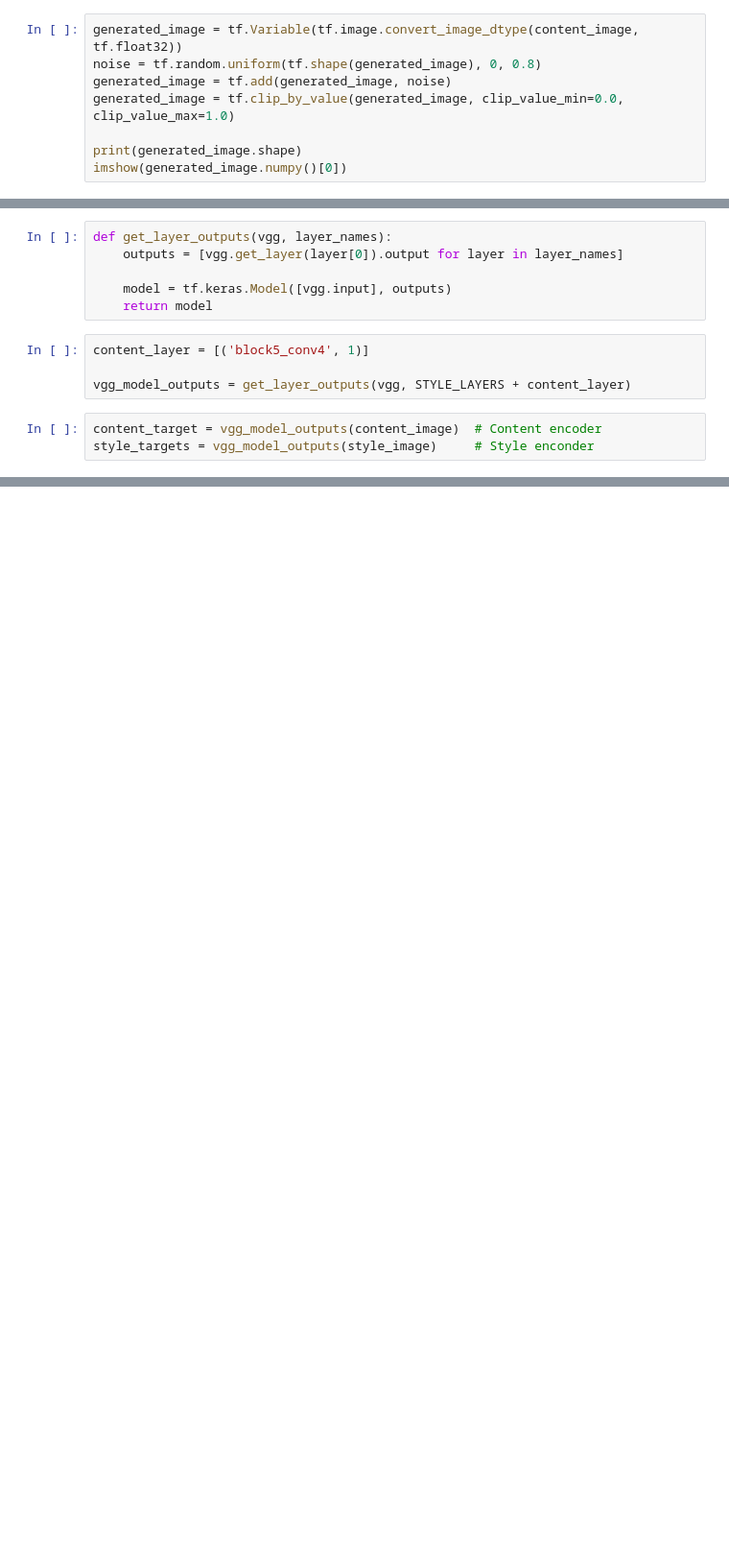
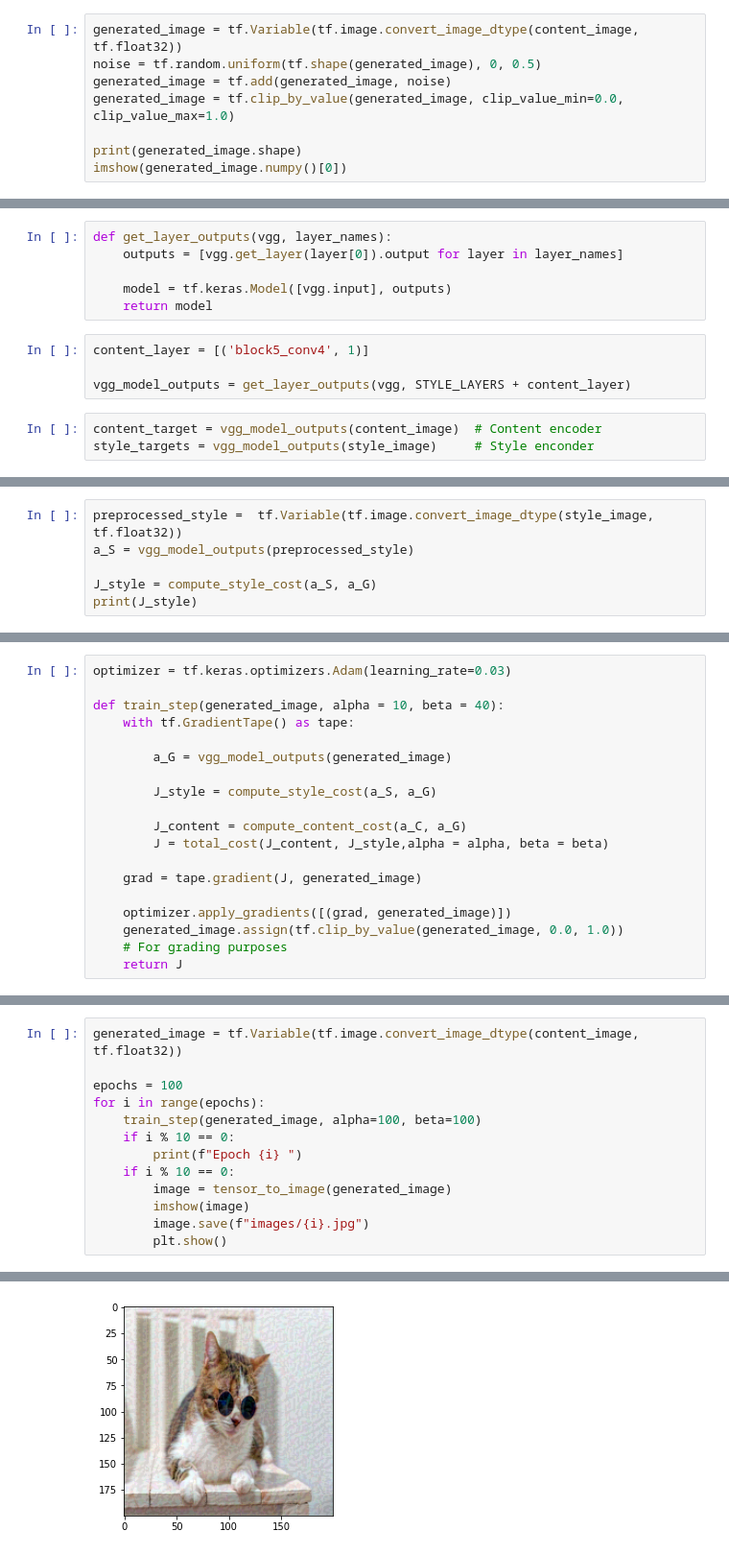
Before and after one commit to swap-10/Neural-Style-Transfer, a Jupyter notebook: neuraltransfer.ipynb, the cells around one changed output, grey strips where cells are left out. Shown at 96% size. Drawn from its saved outputs; the diff is of its cells as text; blank space fills up the shorter version.

```diff
--- a/neuraltransfer.ipynb
+++ b/neuraltransfer.ipynb
@@ -182,6 +181,6 @@ imshow(style_image[0])
 # %%
 generated_image = tf.Variable(tf.image.convert_image_dtype(content_image, tf.float32))
-noise = tf.random.uniform(tf.shape(generated_image), 0, 0.8)
+noise = tf.random.uniform(tf.shape(generated_image), 0, 0.5)
 generated_image = tf.add(generated_image, noise)
 generated_image = tf.clip_by_value(generated_image, clip_value_min=0.0, clip_value_max=1.0)
 
@@ -206,0 +227,6 @@ style_targets = vgg_model_outputs(style_image)     # Style enconder
+# %%
+preprocessed_style =  tf.Variable(tf.image.convert_image_dtype(style_image, tf.float32))
+a_S = vgg_model_outputs(preprocessed_style)
+
+J_style = compute_style_cost(a_S, a_G)
+print(J_style)
@@ -206,0 +235,19 @@ style_targets = vgg_model_outputs(style_image)     # Style enconder
+# %%
+optimizer = tf.keras.optimizers.Adam(learning_rate=0.03)
+
+def train_step(generated_image, alpha = 10, beta = 40):
+    with tf.GradientTape() as tape:
+
+        a_G = vgg_model_outputs(generated_image)
+
+        J_style = compute_style_cost(a_S, a_G)
+
+        J_content = compute_content_cost(a_C, a_G)
+        J = total_cost(J_content, J_style,alpha = alpha, beta = beta)
+
+    grad = tape.gradient(J, generated_image)
+
+    optimizer.apply_gradients([(grad, generated_image)])
+    generated_image.assign(tf.clip_by_value(generated_image, 0.0, 1.0))
+    # For grading purposes
+    return J
@@ -206,0 +259,14 @@ style_targets = vgg_model_outputs(style_image)     # Style enconder
+# %%
+generated_image = tf.Variable(tf.image.convert_image_dtype(content_image, tf.float32))
+
+epochs = 100
+for i in range(epochs):
+    train_step(generated_image, alpha=100, beta=100)
+    if i % 10 == 0:
+        print(f"Epoch {i} ")
+    if i % 10 == 0:
+        image = tensor_to_image(generated_image)
+        imshow(image)
+        image.save(f"images/{i}.jpg")
+        plt.show()
+# %% [output]
@@ -206,0 +274 @@ style_targets = vgg_model_outputs(style_image)     # Style enconder
+[figure, added]
```
Also changed, not shown: parts of 13 cells of this notebook, 11 other files.
